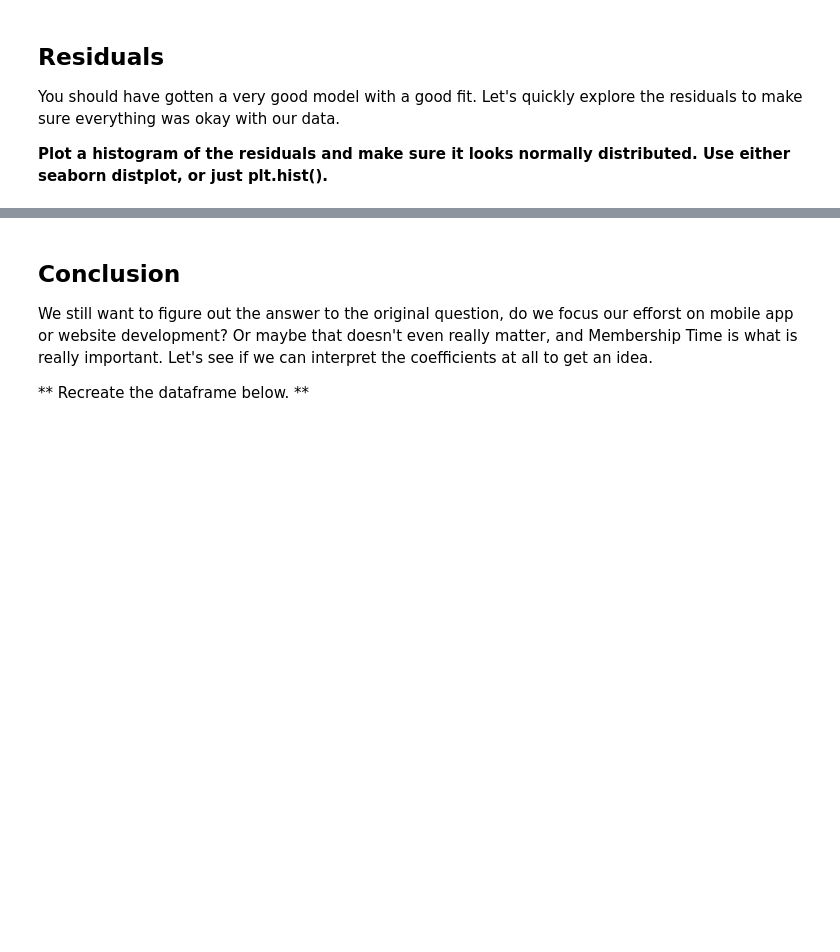
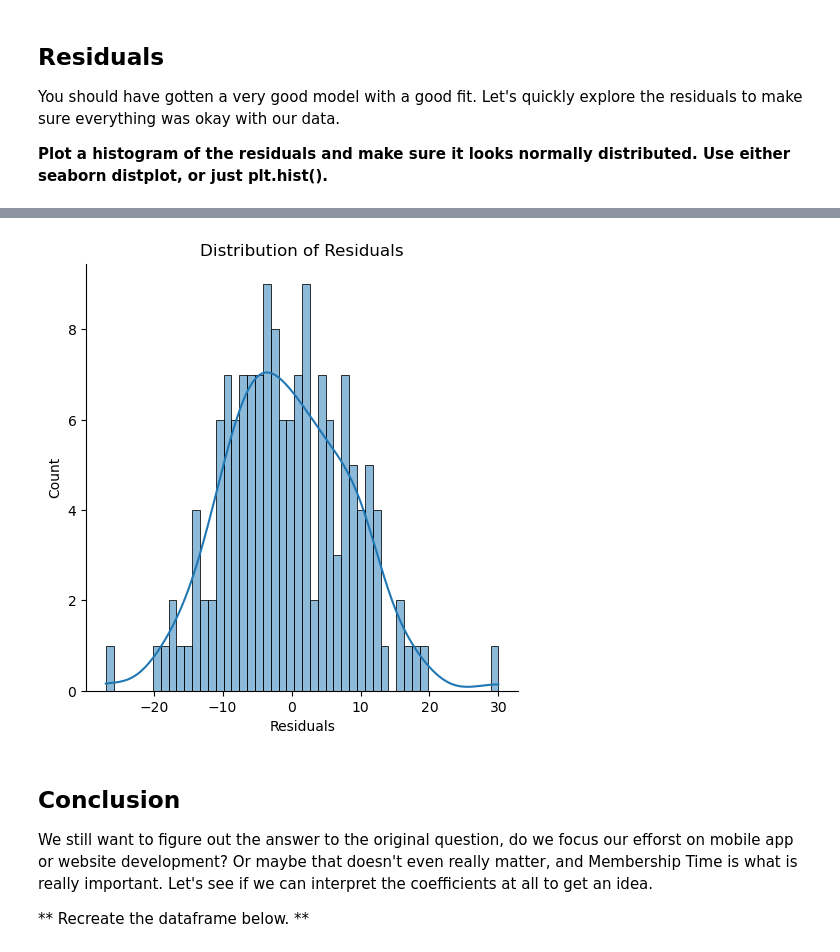
Before and after one commit to ekasymbaev/Machine-Learning-Foundations, a Jupyter notebook: Refactored_Py_DS_ML_Bootcamp-master/11-Linear-Regression/02-Linear Regression Project.ipynb, the cells around one changed output, grey strips where cells are left out. Drawn from its saved outputs; the diff is of its cells as text; code cells hidden in the pictures; blank space fills up the shorter version.

```diff
--- a/Refactored_Py_DS_ML_Bootcamp-master/11-Linear-Regression/02-Linear Regression Project.ipynb
+++ b/Refactored_Py_DS_ML_Bootcamp-master/11-Linear-Regression/02-Linear Regression Project.ipynb
@@ -238,3 +245,12 @@ You should have gotten a very good model with a good fit. Let's quickly explore
+# %%
+residuals = y_test - predictions
+
+sns.displot(residuals, bins=50, kde=True)
+plt.xlabel('Residuals')
+plt.title('Distribution of Residuals')
+plt.show()
+# %% [output]
+[figure, added]
 # %% [markdown]
 ## Conclusion
 We still want to figure out the answer to the original question, do we focus our efforst on mobile app or website development? Or maybe that doesn't even really matter, and Membership Time is what is really important.  Let's see if we can interpret the coefficients at all to get an idea.
```
Also changed, not shown: parts of 8 cells of this notebook.
